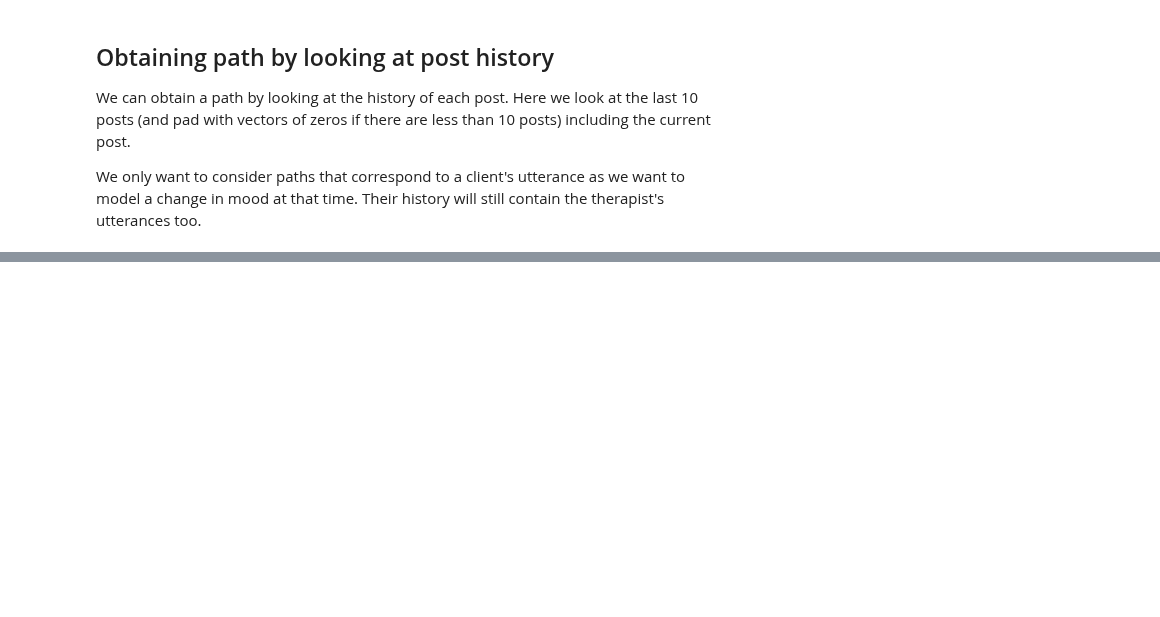
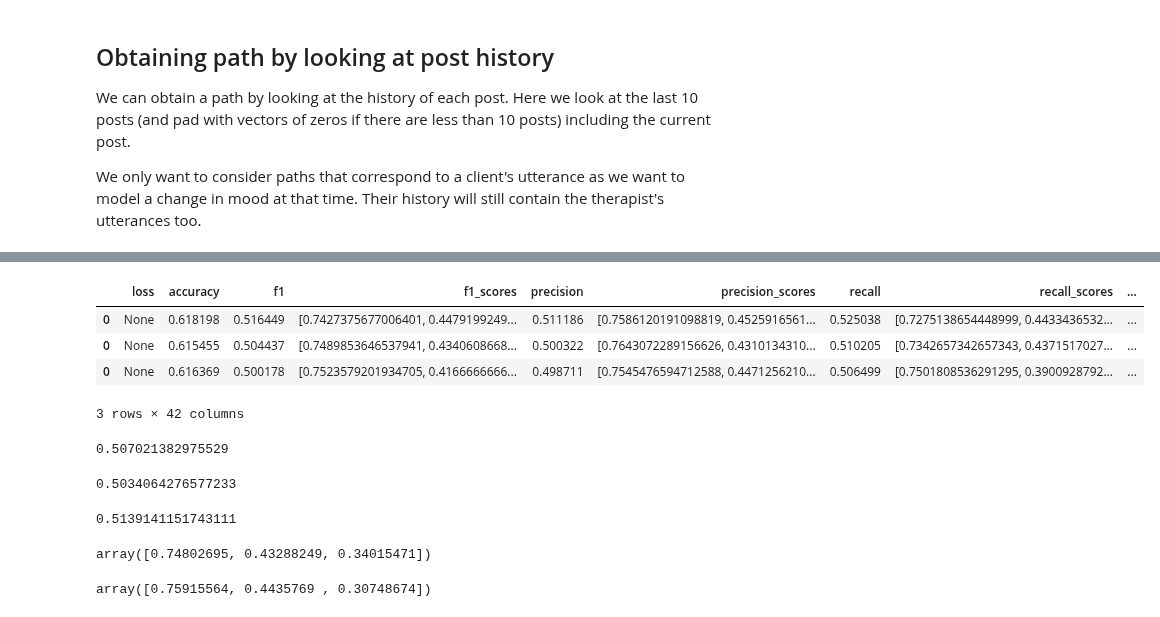
Before and after one commit to ttseriotou/sig-networks, a Jupyter notebook: notebooks/AnnoMI/client_talk_type_prediction/anno_mi-client-swnu.ipynb, the cells around one changed output, grey strips where cells are left out. Drawn from its saved outputs; the diff is of its cells as text; code cells hidden in the pictures; blank space fills up the shorter version.

```diff
--- a/notebooks/AnnoMI/client_talk_type_prediction/anno_mi-client-swnu.ipynb
+++ b/notebooks/AnnoMI/client_talk_type_prediction/anno_mi-client-swnu.ipynb
@@ -107,0 +144,28 @@ dimension: 15 | method: umap
+# %%
+best_swnu_network_umap_kfold_20
+# %% [output]
+|  | loss | accuracy | f1 | f1_scores | precision | precision_scores | recall | recall_scores | ... |
+| 0 | None | 0.618198 | 0.516449 | [0.7427375677006401, 0.4479199249... | 0.511186 | [0.7586120191098819, 0.4525916561... | 0.525038 | [0.7275138654448999, 0.4433436532... | ... |
+| 0 | None | 0.615455 | 0.504437 | [0.7489853646537941, 0.4340608668... | 0.500322 | [0.7643072289156626, 0.4310134310... | 0.510205 | [0.7342657342657343, 0.4371517027... | ... |
+| 0 | None | 0.616369 | 0.500178 | [0.7523579201934705, 0.4166666666... | 0.498711 | [0.7545476594712588, 0.4471256210... | 0.506499 | [0.7501808536291295, 0.3900928792... | ... |
+3 rows × 42 columns
+# %%
+best_swnu_network_umap_kfold_20["f1"].mean()
+# %% [output]
+0.507021382975529
+# %%
+best_swnu_network_umap_kfold_20["precision"].mean()
+# %% [output]
+0.5034064276577233
+# %%
+best_swnu_network_umap_kfold_20["recall"].mean()
+# %% [output]
+0.5139141151743111
+# %%
+np.stack(best_swnu_network_umap_kfold_20["f1_scores"]).mean(axis=0)
+# %% [output]
+array([0.74802695, 0.43288249, 0.34015471])
+# %%
+np.stack(best_swnu_network_umap_kfold_20["precision_scores"]).mean(axis=0)
+# %% [output]
+array([0.75915564, 0.4435769 , 0.30748674])
```
Also changed, not shown: parts of 4 cells of this notebook, 1 other file.
